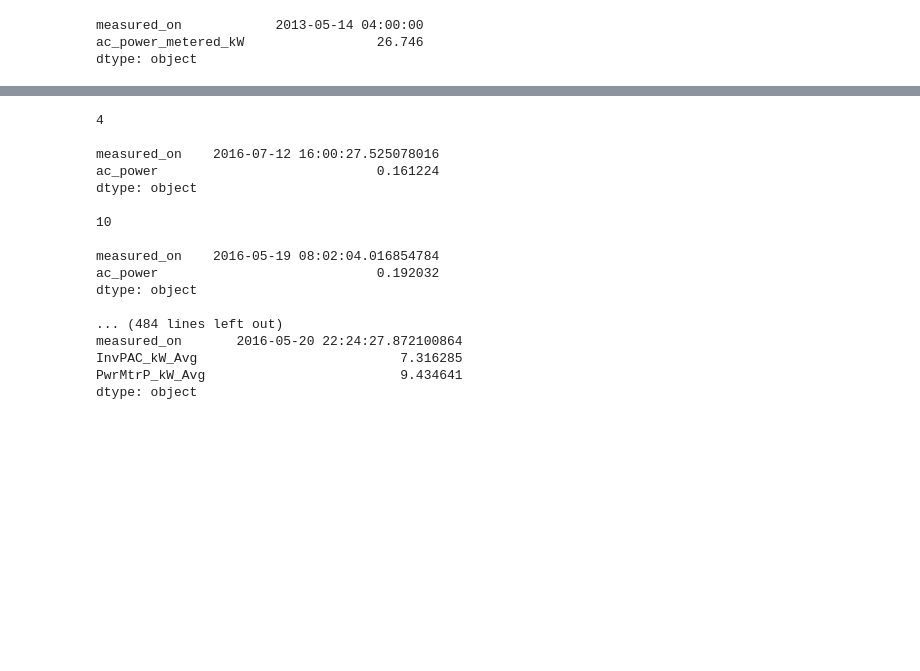
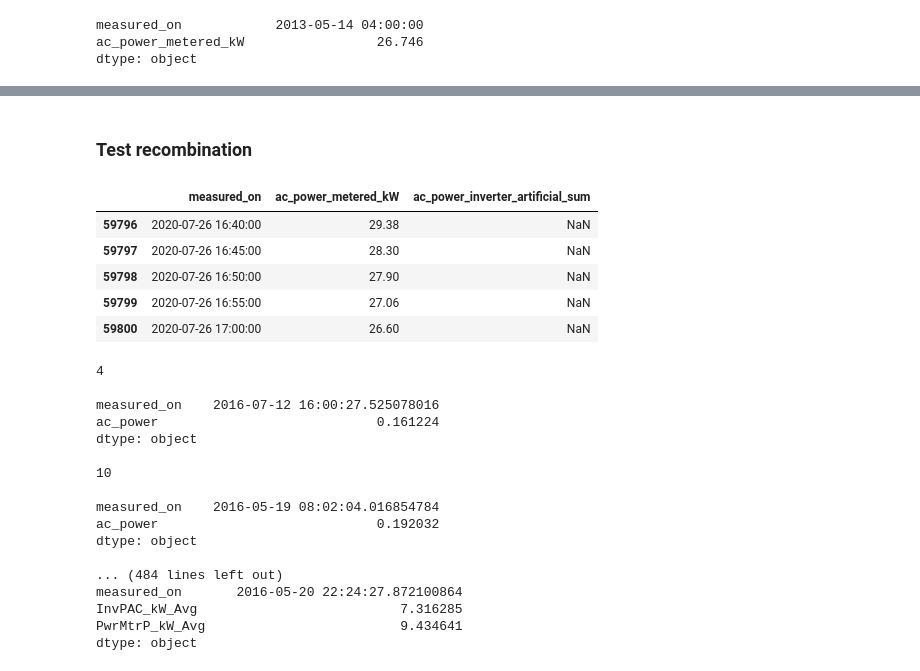
Before and after one commit to Erdos-Projects/predicting-day-ahead-solar-power-production, a Jupyter notebook: src/data/pwr/ac_power_filter_maker_mk_3.ipynb, the cells around one changed output, grey strips where cells are left out. Drawn from its saved outputs; the diff is of its cells as text; code cells hidden in the pictures; blank space fills up the shorter version.

```diff
--- a/src/data/pwr/ac_power_filter_maker_mk_3.ipynb
+++ b/src/data/pwr/ac_power_filter_maker_mk_3.ipynb
@@ -1604,3 +1693,16 @@ For System 1432, variable ac_power,
  units should be kW
 For System 1433, variable ac_power,
  units should be kW
+# %%
+for system_id in enough_data_parquet_power_list:
+    if (system_id not in switch_unit_systems) & (system_id != 1416):
+        try:
+            my_ac_power_names = deepcopy(all_ac_power_names[system_id])
+            ac_power_units_tester_single_year(
+                all_ac_power_names,
+                all_ac_power_meta,
+                system_id=system_id, systems_cleaned=systems_cleaned)
+        except KeyError:
+            continue
+        except BaseException as e:
+            raise e
@@ -2116,7 +2231,9 @@ def units_normalizer_single_year(
             my_data = pd.concat([my_data_early, my_data_late])
     else:
         # run the unit-accuracy subroutine
-        unit_accuracy = ac_power_units_tester(ac_pow_names, ac_pow_metadata, system_id, systems_cleaned, False)
+        unit_accuracy = ac_power_units_tester_single_year(
+            ac_pow_names, ac_pow_metadata, system_id, systems_cleaned, False
+        )
         if unit_accuracy is None:
             raise ValueError(f'For System {system_id}, not a good units reading!')
         for metric_dict in my_rev_pow_names:
@@ -2139,7 +2256,7 @@ def units_normalizer_single_year(
     return (my_rev_pow_names, my_rev_pow_metadata, my_data)
 # %%
 for year in range(1994, 2026):
-    units_normalizer_single_year(
+    yearly_normalized_results = units_normalizer_single_year(
         all_ac_power_names_slim,
         all_ac_power_meta_slim,
         1200,
@@ -2147,4 +2264,7 @@ for year in range(1994, 2026):
         systems_cleaned,
         my_unit_shift_days
     )
+    if yearly_normalized_results is not None:
+        (_, _, my_yearly_data) = yearly_normalized_results
+        print(my_yearly_data.mean())
 # %% [output]
@@ -2152,3 +2288,29 @@ KeyError: '[np.int32(4197)] not in index'
+# %% [markdown]
+### Test recombination
+# %%
+components = []
+for year in range(1994, 2026):
+    yearly_normalized_results = units_normalizer_single_year(
+        all_ac_power_names_slim,
+        all_ac_power_meta_slim,
+        1200,
+        year,
+        systems_cleaned,
+        my_unit_shift_days
+    )
+    if yearly_normalized_results is not None:
+        (_, _, my_yearly_data) = yearly_normalized_results
+        components.append(my_yearly_data)
+recombined = pd.concat(components)
+# %%
+recombined.tail()
+# %% [output]
+|  | measured_on | ac_power_metered_kW | ac_power_inverter_artificial_sum |
+| 59796 | 2020-07-26 16:40:00 | 29.38 | NaN |
+| 59797 | 2020-07-26 16:45:00 | 28.30 | NaN |
+| 59798 | 2020-07-26 16:50:00 | 27.90 | NaN |
+| 59799 | 2020-07-26 16:55:00 | 27.06 | NaN |
+| 59800 | 2020-07-26 17:00:00 | 26.60 | NaN |
 # %%
 for system_id in enough_data_parquet_power_list:
     try:
```
Also changed, not shown: parts of 13 cells of this notebook, 2 other files.
